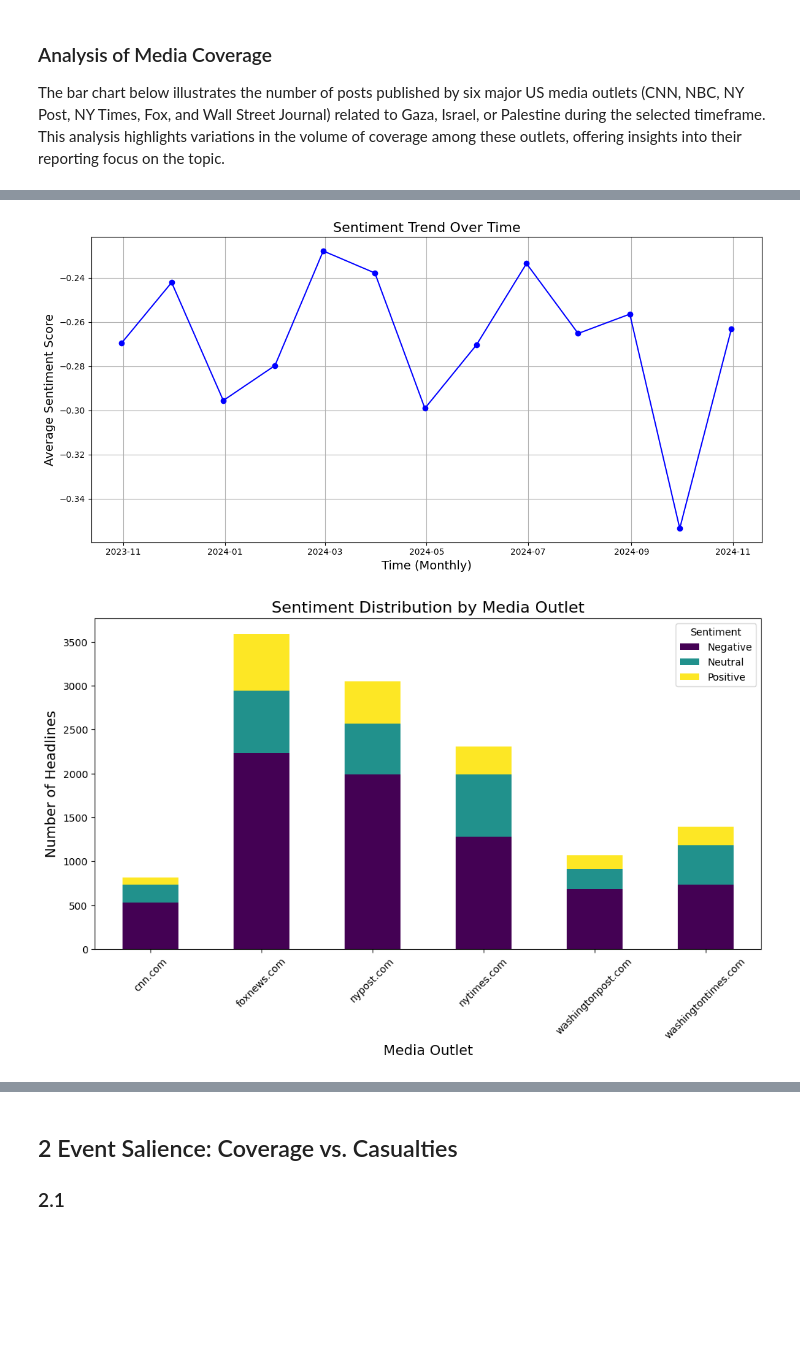
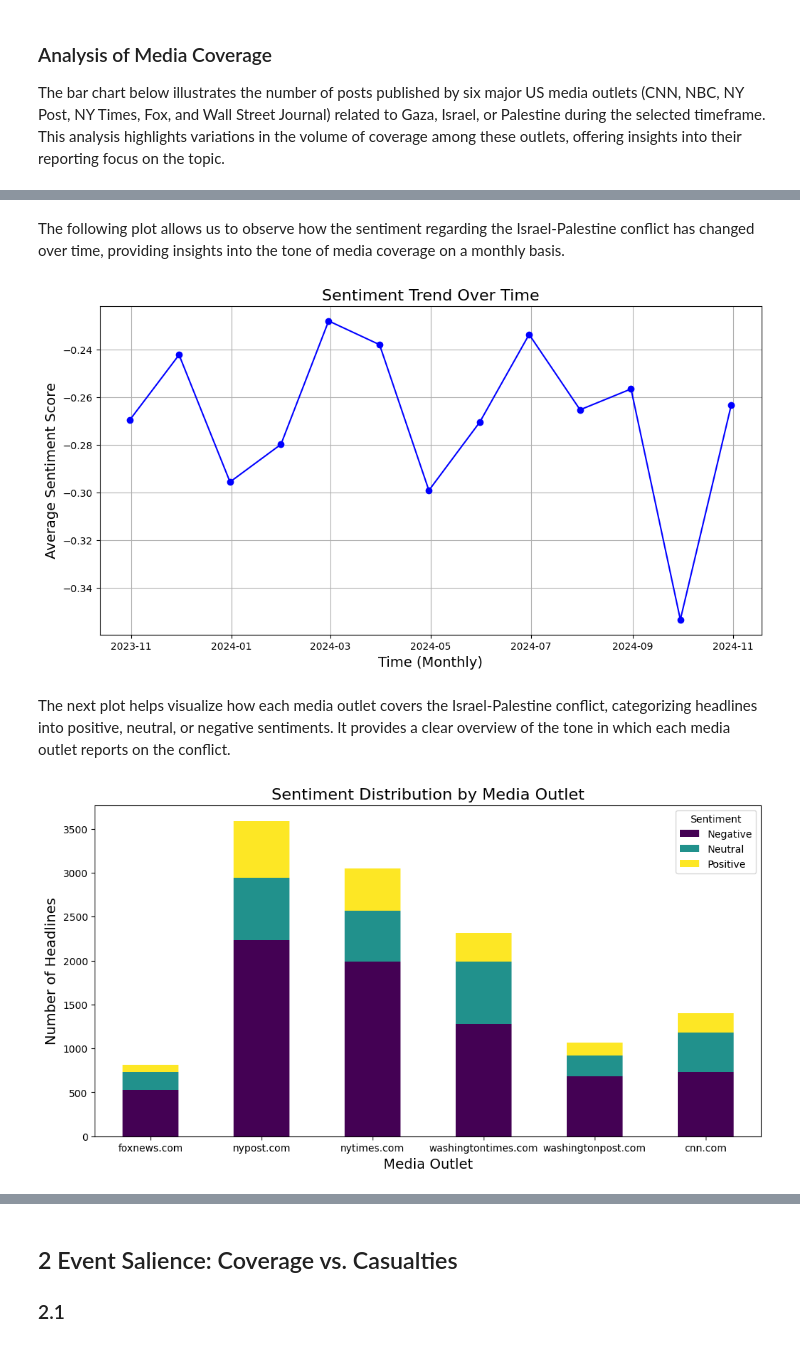
Before and after one commit to tinasophie15/FCSS-Project-Group-10, a Jupyter notebook: code/group10.ipynb, the cells around one changed output, grey strips where cells are left out. Cells and saved outputs as stored; diff of their text form; code cells hidden in the pictures; blank space fills up the shorter version.

```diff
--- a/code/group10.ipynb
+++ b/code/group10.ipynb
@@ -135,3 +172,5 @@ plt.show()
+# %% [markdown]
+The following plot allows us to observe how the sentiment regarding the Israel-Palestine conflict has changed over time, providing insights into the tone of media coverage on a monthly basis.
 # %%
 # Convert 'Publish Date' to datetime format
 data_cleaned['Publish Date'] = pd.to_datetime(data_cleaned['Publish Date'])
@@ -146,31 +185,32 @@ plt.xlabel("Time (Monthly)", fontsize=14)
 plt.ylabel("Average Sentiment Score", fontsize=14)
 plt.title("Sentiment Trend Over Time", fontsize=16)
 plt.grid()
-plt.tight_layout()
 plt.show()
 # %% [output]
-[figure, old version]
+[figure, new version]
+# %% [markdown]
+The next plot helps visualize how each media outlet covers the Israel-Palestine conflict, categorizing headlines into positive, neutral, or negative sentiments. It provides a clear overview of the tone in which each media outlet reports on the conflict.
 # %%
 def classify_sentiment(score):
     if score > 0.05:
         return "Positive"
     elif score < -0.05:
         return "Negative"
     else:
         return "Neutral"
 
 data_cleaned['Sentiment Label'] = data_cleaned['Sentiment Score'].apply(classify_sentiment)
 
 #positive, neutral, and negative headlines by media outlet
 sentiment_counts = data_cleaned.groupby(['Media Name', 'Sentiment Label']).size().unstack(fill_value=0)
 
 sentiment_counts.plot(kind='bar', stacked=True, figsize=(12, 6), colormap='viridis')
 
 plt.xlabel("Media Outlet", fontsize=14)
 plt.ylabel("Number of Headlines", fontsize=14)
 plt.title("Sentiment Distribution by Media Outlet", fontsize=16)
-plt.xticks(rotation=45)
+plt.xticks(ticks=np.arange(len(media_counts)), labels=media_counts.index, rotation=0)
 plt.legend(title="Sentiment")
 plt.show()
 # %% [output]
-[figure, old version]
+[figure, new version]
```
Also changed, not shown: parts of 8 cells of this notebook.
